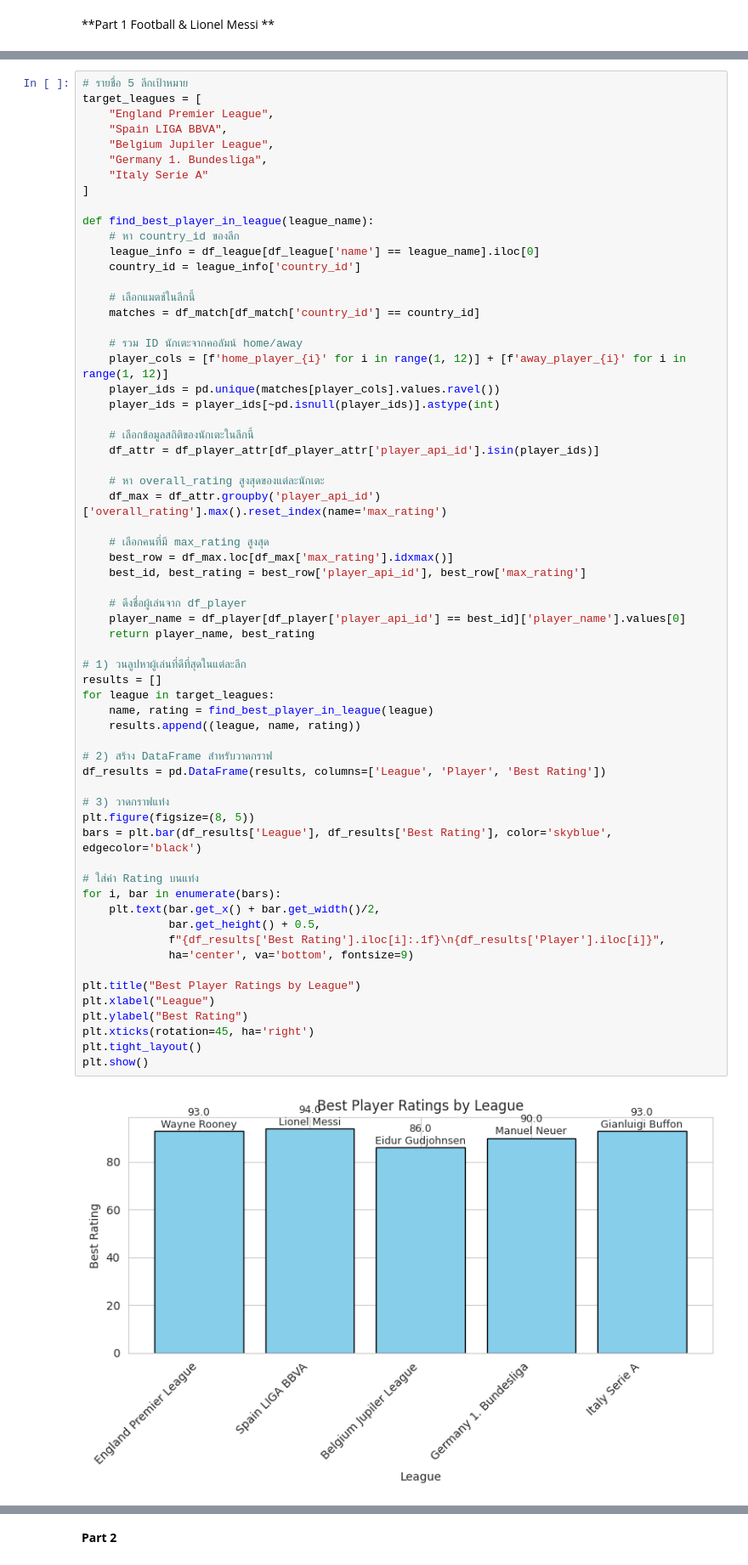
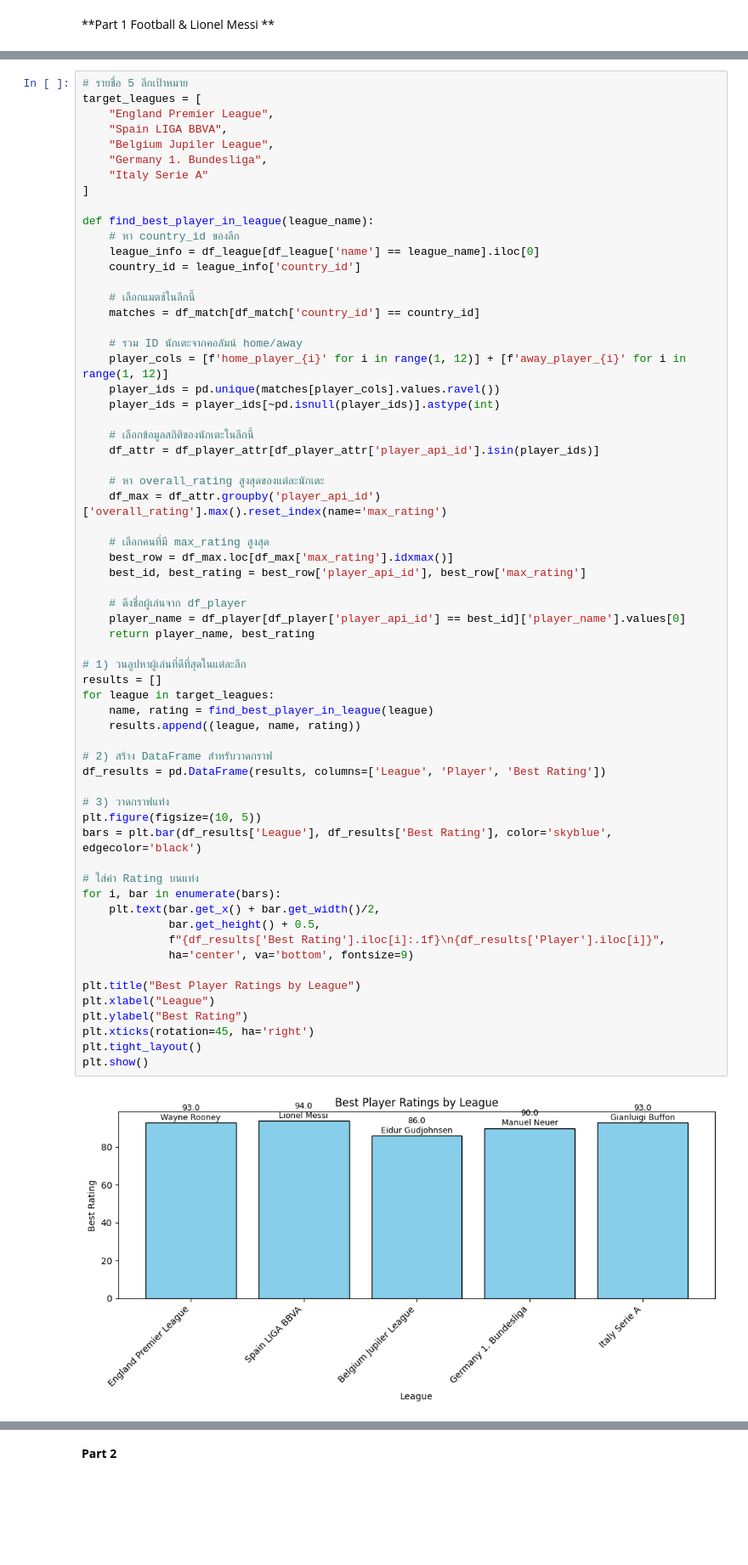
Before and after one commit to Thunyawat2543/European-soccer-, a Jupyter notebook: mini_project.ipynb, the cells around one changed output, grey strips where cells are left out. Shown: that part at 85% size. Saved outputs shown, nothing was run; the diff lists cells and outputs as text; blank space fills up the shorter version.

```diff
--- a/mini_project.ipynb
+++ b/mini_project.ipynb
@@ -355,35 +306,35 @@ def find_best_player_in_league(league_name):
     # ดึงชื่อผู้เล่นจาก df_player
     player_name = df_player[df_player['player_api_id'] == best_id]['player_name'].values[0]
     return player_name, best_rating
 
 # 1) วนลูปหาผู้เล่นที่ดีที่สุดในแต่ละลีก
 results = []
 for league in target_leagues:
     name, rating = find_best_player_in_league(league)
     results.append((league, name, rating))
 
 # 2) สร้าง DataFrame สำหรับวาดกราฟ
 df_results = pd.DataFrame(results, columns=['League', 'Player', 'Best Rating'])
 
 # 3) วาดกราฟแท่ง
-plt.figure(figsize=(8, 5))
+plt.figure(figsize=(10, 5))
 bars = plt.bar(df_results['League'], df_results['Best Rating'], color='skyblue', edgecolor='black')
 
 # ใส่ค่า Rating บนแท่ง
 for i, bar in enumerate(bars):
     plt.text(bar.get_x() + bar.get_width()/2,
              bar.get_height() + 0.5,
              f"{df_results['Best Rating'].iloc[i]:.1f}\n{df_results['Player'].iloc[i]}",
              ha='center', va='bottom', fontsize=9)
 
 plt.title("Best Player Ratings by League")
 plt.xlabel("League")
 plt.ylabel("Best Rating")
 plt.xticks(rotation=45, ha='right')
 plt.tight_layout()
 plt.show()
 # %% [output]
-[figure, old version]
+[figure, new version]
 # %%
 # เลือกเฉพาะคอลัมน์ความสูงที่ไม่ว่าง
 all_heights = df_player['height'].dropna()
```
Also changed, not shown: parts of 7 cells of this notebook.
